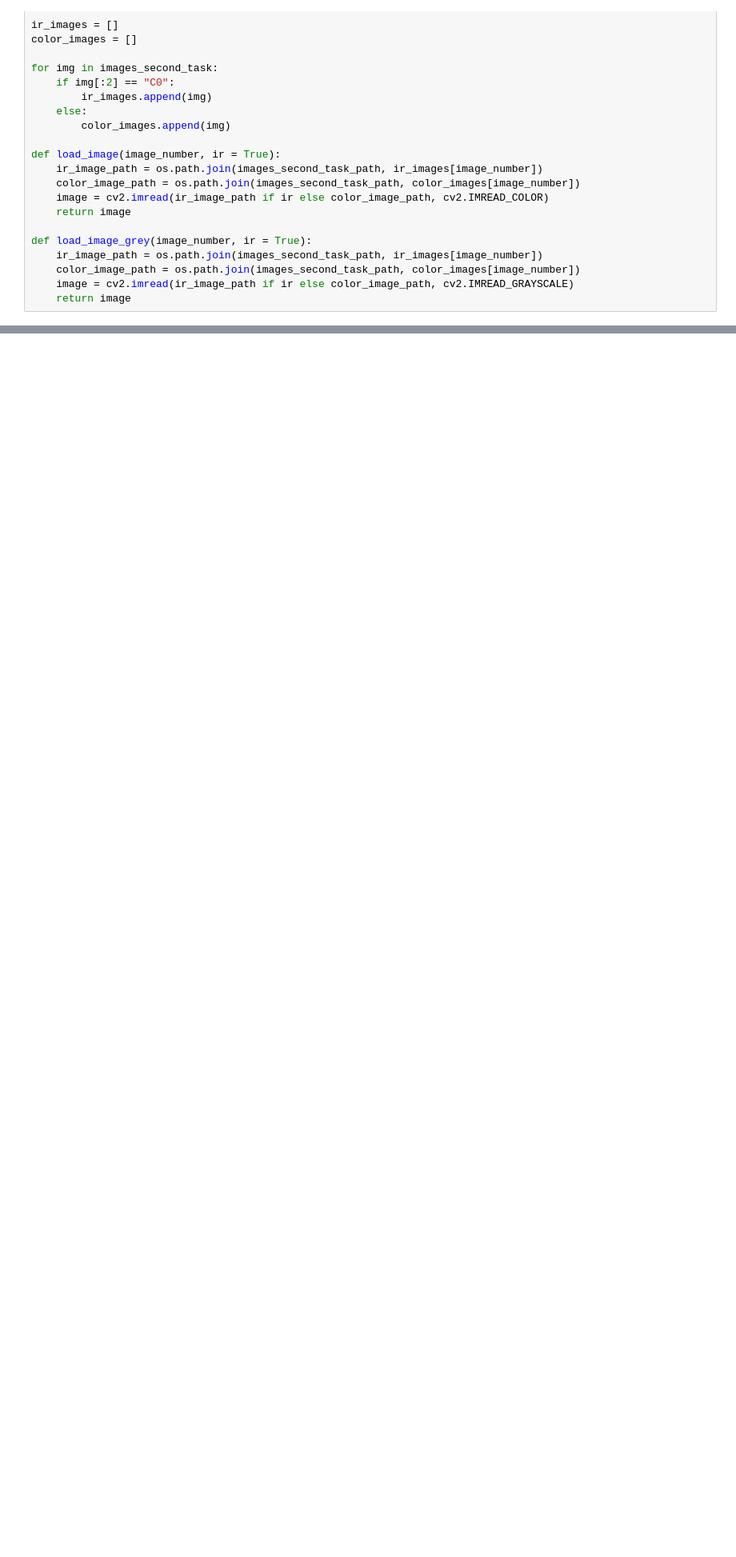
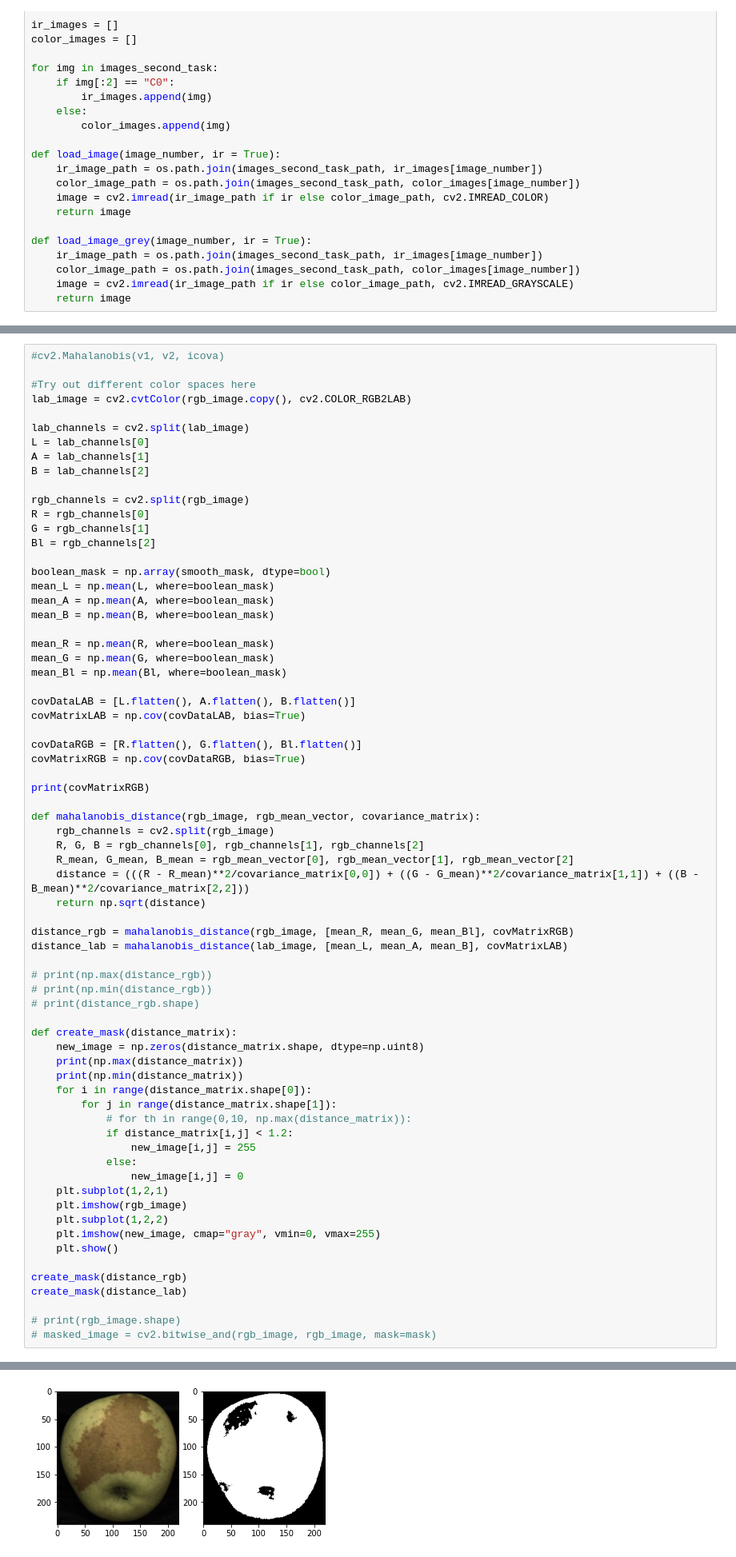
Before and after one commit to camilladybdal/fruit-inspection, a Jupyter notebook: task2.ipynb, the cells around one changed output, grey strips where cells are left out. Shown at 80% size. Drawn from its saved outputs; the diff is of its cells as text; blank space fills up the shorter version.

Commit message:
feat: complete a impl of mahalanobis

```diff
--- a/task2.ipynb
+++ b/task2.ipynb
@@ -79,0 +77,70 @@ show_image(img_fruit_color)
+# %%
+#cv2.Mahalanobis(v1, v2, icova)
+
+#Try out different color spaces here
+lab_image = cv2.cvtColor(rgb_image.copy(), cv2.COLOR_RGB2LAB)
+
+lab_channels = cv2.split(lab_image)
+L = lab_channels[0]
+A = lab_channels[1]
+B = lab_channels[2]
+
+rgb_channels = cv2.split(rgb_image)
+R = rgb_channels[0]
+G = rgb_channels[1]
+Bl = rgb_channels[2]
+
+boolean_mask = np.array(smooth_mask, dtype=bool)
+mean_L = np.mean(L, where=boolean_mask)
+mean_A = np.mean(A, where=boolean_mask)
+mean_B = np.mean(B, where=boolean_mask)
+
+mean_R = np.mean(R, where=boolean_mask)
+mean_G = np.mean(G, where=boolean_mask)
+mean_Bl = np.mean(Bl, where=boolean_mask)
+
+covDataLAB = [L.flatten(), A.flatten(), B.flatten()]
+covMatrixLAB = np.cov(covDataLAB, bias=True)
+
+covDataRGB = [R.flatten(), G.flatten(), Bl.flatten()]
+covMatrixRGB = np.cov(covDataRGB, bias=True)
+
+print(covMatrixRGB)
+
+def mahalanobis_distance(rgb_image, rgb_mean_vector, covariance_matrix):
+    rgb_channels = cv2.split(rgb_image)
+    R, G, B = rgb_channels[0], rgb_channels[1], rgb_channels[2]
+    R_mean, G_mean, B_mean = rgb_mean_vector[0], rgb_mean_vector[1], rgb_mean_vector[2]
+    distance = (((R - R_mean)**2/covariance_matrix[0,0]) + ((G - G_mean)**2/covariance_matrix[1,1]) + ((B - B_mean)**2/covariance_matrix[2,2]))
+    return np.sqrt(distance)
+
+distance_rgb = mahalanobis_distance(rgb_image, [mean_R, mean_G, mean_Bl], covMatrixRGB)
+distance_lab = mahalanobis_distance(lab_image, [mean_L, mean_A, mean_B], covMatrixLAB)
+
+# print(np.max(distance_rgb))
+# print(np.min(distance_rgb))
+# print(distance_rgb.shape)
+
+def create_mask(distance_matrix):
+    new_image = np.zeros(distance_matrix.shape, dtype=np.uint8)
+    print(np.max(distance_matrix))
+    print(np.min(distance_matrix))
+    for i in range(distance_matrix.shape[0]):
+        for j in range(distance_matrix.shape[1]):
+            # for th in range(0,10, np.max(distance_matrix)):
+            if distance_matrix[i,j] < 1.2:
+                new_image[i,j] = 255
+            else:
+                new_image[i,j] = 0
+    plt.subplot(1,2,1)
+    plt.imshow(rgb_image)
+    plt.subplot(1,2,2)
+    plt.imshow(new_image, cmap="gray", vmin=0, vmax=255)
+    plt.show()
+
+create_mask(distance_rgb)
+create_mask(distance_lab)
+
+# print(rgb_image.shape)
+# masked_image = cv2.bitwise_and(rgb_image, rgb_image, mask=mask)
+# %% [output]
@@ -79,0 +152 @@ show_image(img_fruit_color)
+[figure, added]
```
Also changed, not shown: parts of 6 cells of this notebook.
